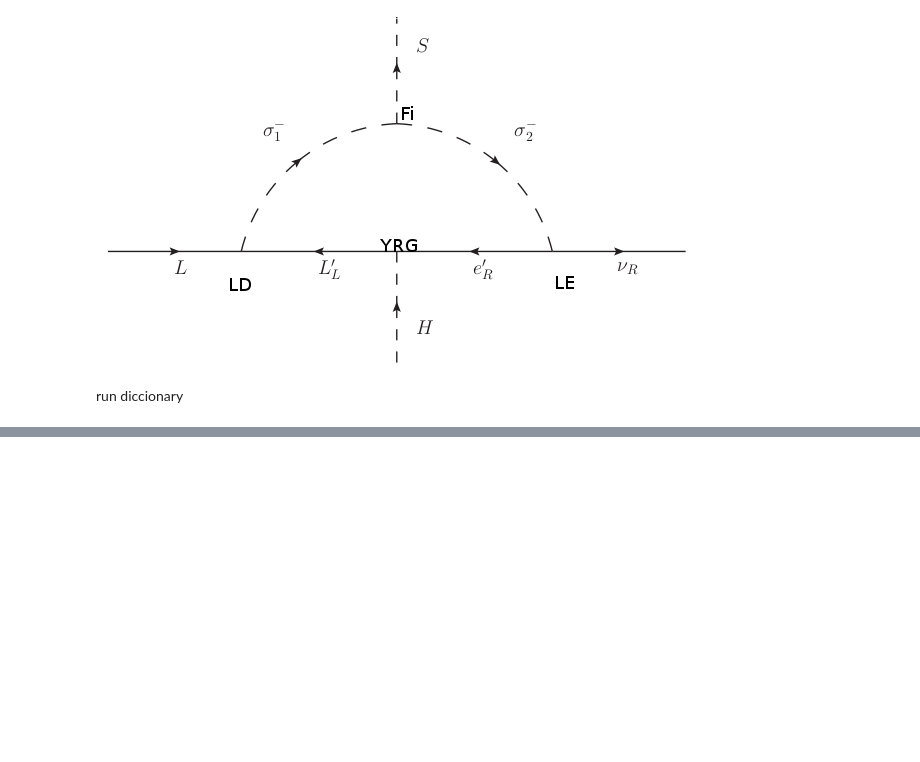
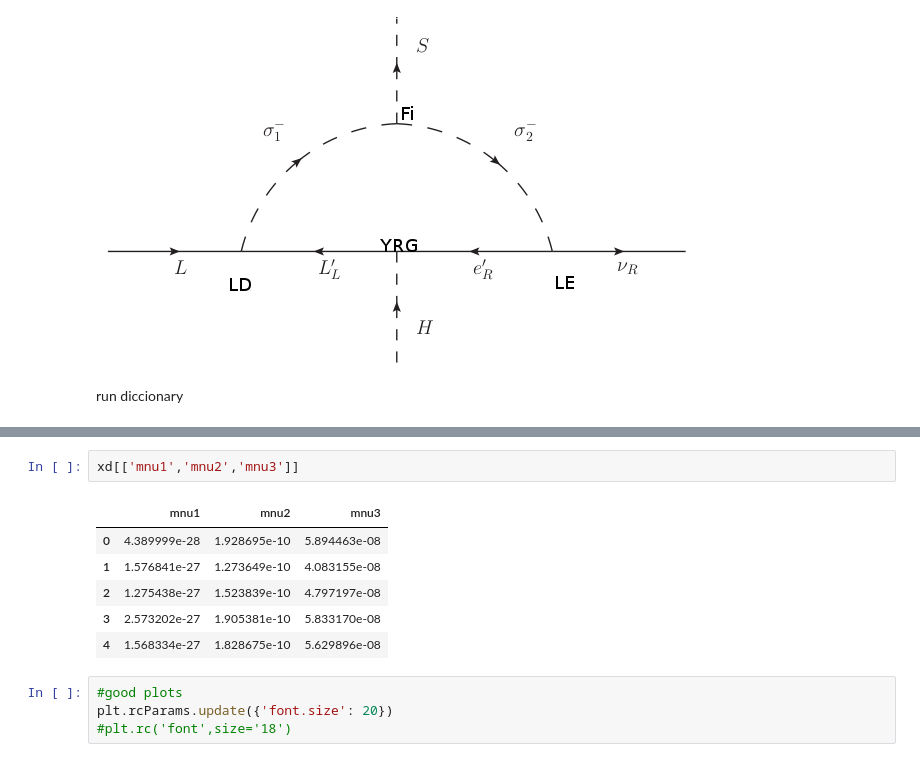
Before and after one commit to anferivera/DarkBariogenesis, a Jupyter notebook: run_U1B_model-neutrino-masses.ipynb, the cells around one changed output, grey strips where cells are left out. Cells and saved outputs as stored; diff of their text form; blank space fills up the shorter version.

```diff
--- a/run_U1B_model-neutrino-masses.ipynb
+++ b/run_U1B_model-neutrino-masses.ipynb
@@ -226 +331,14 @@ Name: MZpt, dtype: float64
+# %%
+xd[['mnu1','mnu2','mnu3']]
+# %% [output]
+|  | mnu1 | mnu2 | mnu3 |
+| 0 | 4.389999e-28 | 1.928695e-10 | 5.894463e-08 |
+| 1 | 1.576841e-27 | 1.273649e-10 | 4.083155e-08 |
+| 2 | 1.275438e-27 | 1.523839e-10 | 4.797197e-08 |
+| 3 | 2.573202e-27 | 1.905381e-10 | 5.833170e-08 |
+| 4 | 1.568334e-27 | 1.828675e-10 | 5.629896e-08 |
+# %%
+#good plots
+plt.rcParams.update({'font.size': 20})
+#plt.rc('font',size='18')
 # %%
```
Also changed, not shown: parts of 28 cells of this notebook, 13 other files.
